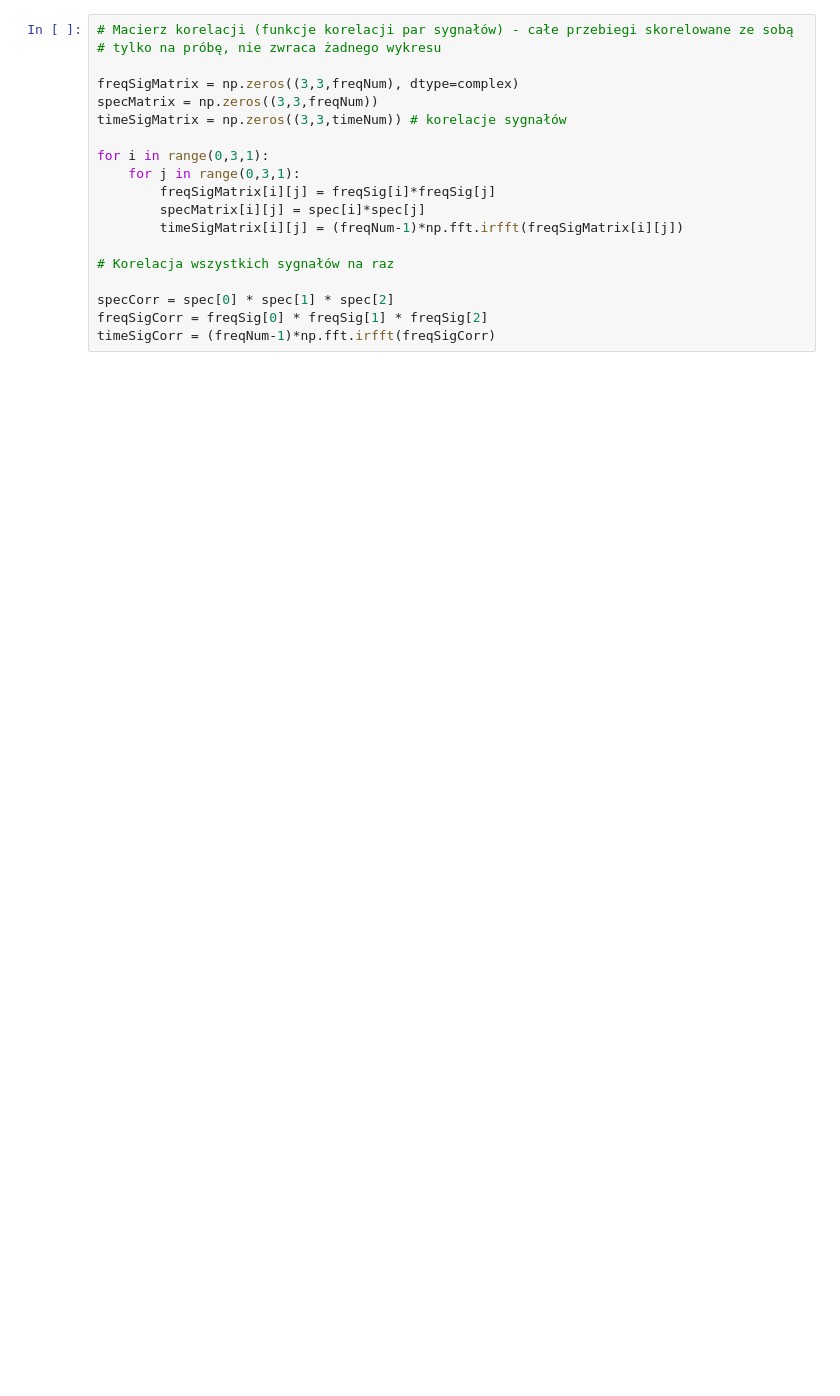
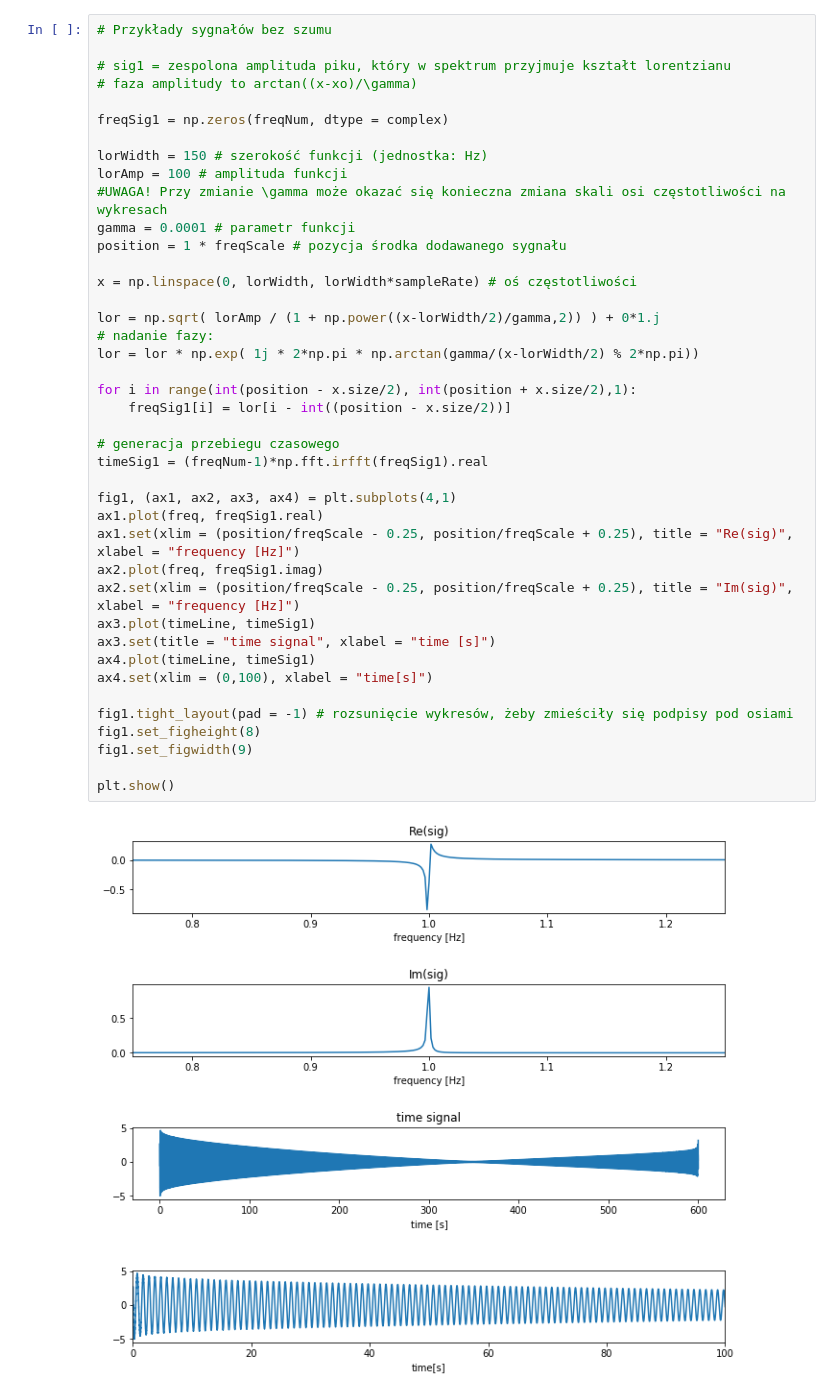
Before and after one commit to gregorylukasiewicz/correlation, a Jupyter notebook: 3corr.ipynb, the cells around one changed output. Cells and saved outputs as stored; diff of their text form; blank space fills up the shorter version.

```diff
--- a/3corr.ipynb
+++ b/3corr.ipynb
@@ -426,19 +433,43 @@ plt.show()
-# %%
-# Macierz korelacji (funkcje korelacji par sygnałów) - całe przebiegi skorelowane ze sobą
-# tylko na próbę, nie zwraca żadnego wykresu
-
-freqSigMatrix = np.zeros((3,3,freqNum), dtype=complex)
-specMatrix = np.zeros((3,3,freqNum))
-timeSigMatrix = np.zeros((3,3,timeNum)) # korelacje sygnałów
-
-for i in range(0,3,1):
-    for j in range(0,3,1):
-        freqSigMatrix[i][j] = freqSig[i]*freqSig[j]
-        specMatrix[i][j] = spec[i]*spec[j]
-        timeSigMatrix[i][j] = (freqNum-1)*np.fft.irfft(freqSigMatrix[i][j])
-
-# Korelacja wszystkich sygnałów na raz
-
-specCorr = spec[0] * spec[1] * spec[2]
-freqSigCorr = freqSig[0] * freqSig[1] * freqSig[2]
-timeSigCorr = (freqNum-1)*np.fft.irfft(freqSigCorr)
+# %%
+# Przykłady sygnałów bez szumu
+
+# sig1 = zespolona amplituda piku, który w spektrum przyjmuje kształt lorentzianu
+# faza amplitudy to arctan((x-xo)/\gamma)
+
+freqSig1 = np.zeros(freqNum, dtype = complex)
+
+lorWidth = 150 # szerokość funkcji (jednostka: Hz)
+lorAmp = 100 # amplituda funkcji
+#UWAGA! Przy zmianie \gamma może okazać się konieczna zmiana skali osi częstotliwości na wykresach
+gamma = 0.0001 # parametr funkcji
+position = 1 * freqScale # pozycja środka dodawanego sygnału
+
+x = np.linspace(0, lorWidth, lorWidth*sampleRate) # oś częstotliwości
+
+lor = np.sqrt( lorAmp / (1 + np.power((x-lorWidth/2)/gamma,2)) ) + 0*1.j
+# nadanie fazy:
+lor = lor * np.exp( 1j * 2*np.pi * np.arctan(gamma/(x-lorWidth/2) % 2*np.pi))
+
+for i in range(int(position - x.size/2), int(position + x.size/2),1):
+    freqSig1[i] = lor[i - int((position - x.size/2))]
+
+# generacja przebiegu czasowego
+timeSig1 = (freqNum-1)*np.fft.irfft(freqSig1).real
+
+fig1, (ax1, ax2, ax3, ax4) = plt.subplots(4,1)
+ax1.plot(freq, freqSig1.real)
+ax1.set(xlim = (position/freqScale - 0.25, position/freqScale + 0.25), title = "Re(sig)", xlabel = "frequency [Hz]")
+ax2.plot(freq, freqSig1.imag)
+ax2.set(xlim = (position/freqScale - 0.25, position/freqScale + 0.25), title = "Im(sig)", xlabel = "frequency [Hz]")
+ax3.plot(timeLine, timeSig1)
+ax3.set(title = "time signal", xlabel = "time [s]")
+ax4.plot(timeLine, timeSig1)
+ax4.set(xlim = (0,100), xlabel = "time[s]")
+
+fig1.tight_layout(pad = -1) # rozsunięcie wykresów, żeby zmieściły się podpisy pod osiami
+fig1.set_figheight(8)
+fig1.set_figwidth(9)
+
+plt.show()
+# %% [output]
+[figure, added]
```
Also changed, not shown: parts of 8 cells of this notebook.
